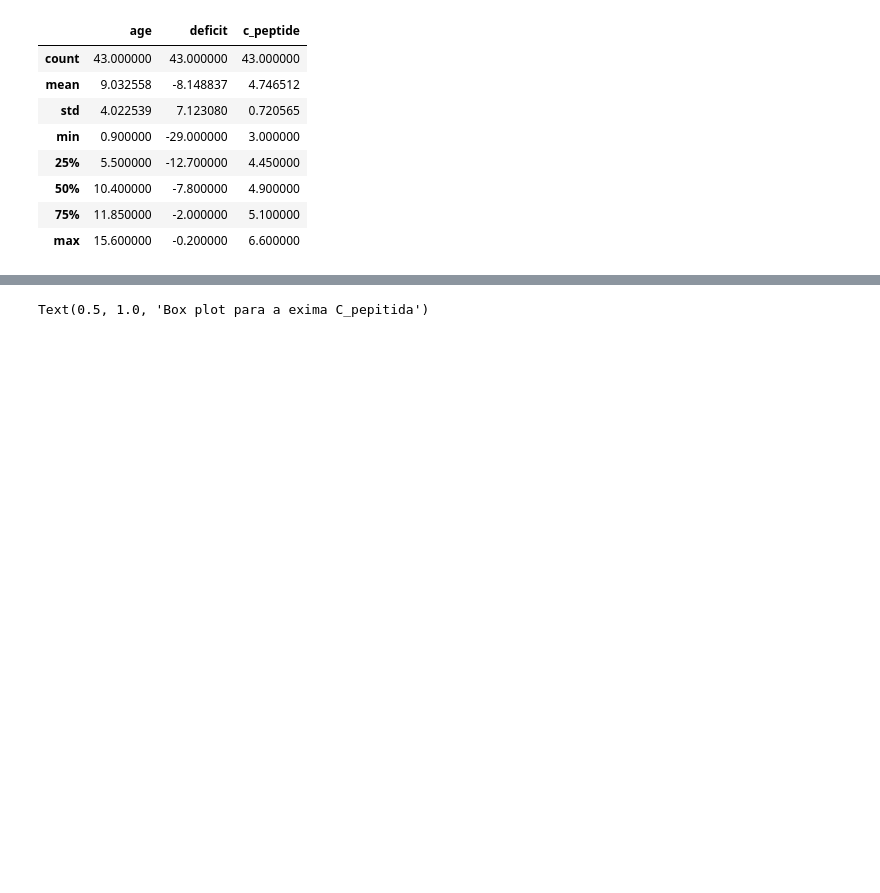
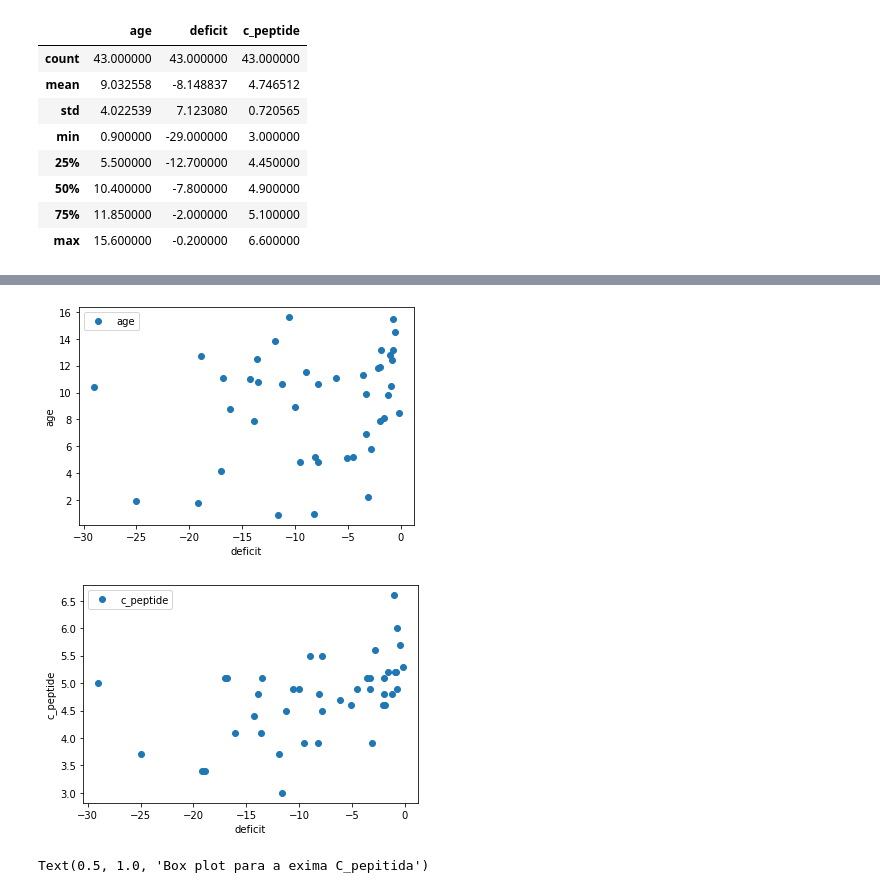
Before and after one commit to rmontteiro/ML_IGTI_bootcamp, a Jupyter notebook: Desafio_Mod3_RegLinear_ipynb.ipynb, the cells around one changed output, grey strips where cells are left out. Saved outputs shown, nothing was run; the diff lists cells and outputs as text; code cells hidden in the pictures; blank space fills up the shorter version.

```diff
--- a/Desafio_Mod3_RegLinear_ipynb.ipynb
+++ b/Desafio_Mod3_RegLinear_ipynb.ipynb
@@ -96,3 +103,14 @@ for i in df.columns[0:]:
+# %%
+#plotando gráficos de correlação das features
+for i in df.columns[0:]:
+    if(i != 'deficit'):
+        df.plot(x = 'deficit', y = i, style='o')
+        plt.xlabel('deficit')
+        plt.ylabel(i)
+        plt.show()
+# %% [output]
+[figure, added]
+[figure, added]
 # %%
 #verificando se existem outliers
 plt.figure(figsize=(10, 10))
```
Also changed, not shown: parts of 12 cells of this notebook.
